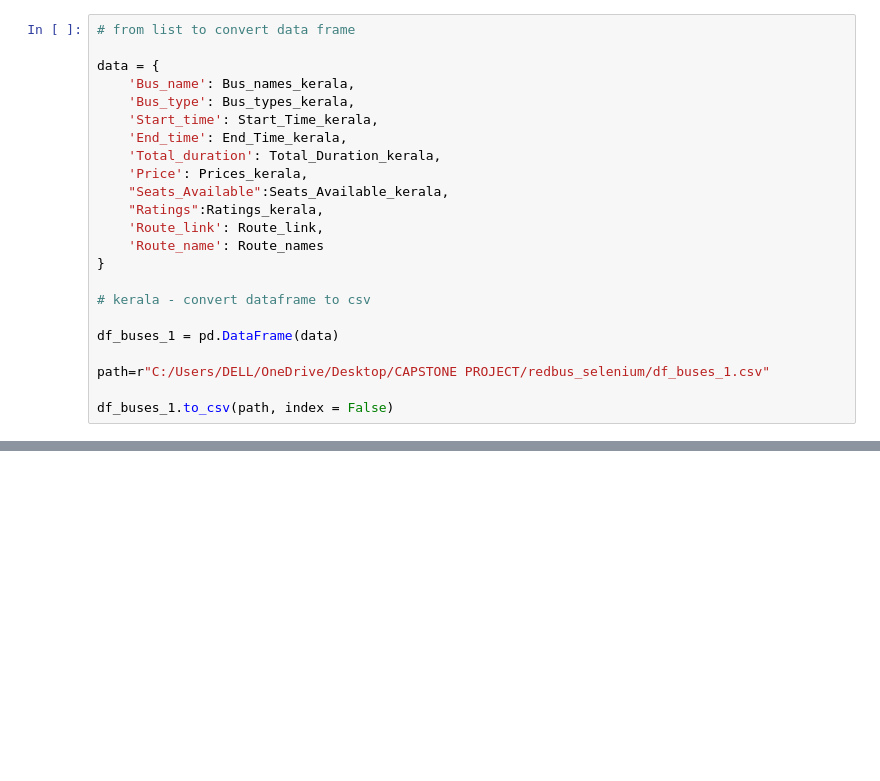
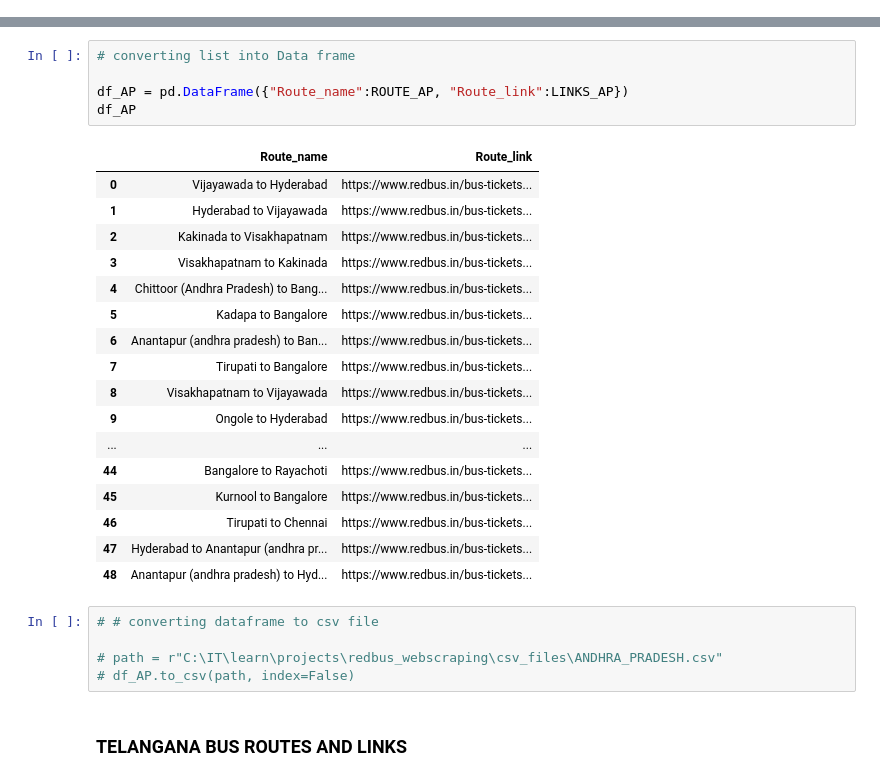
Before and after one commit to Gengatharan1/Redbus_scraping_data_with_selenium, a Jupyter notebook: redbus.ipynb, the cells around one changed output, grey strips where cells are left out. Drawn from its saved outputs; the diff is of its cells as text; blank space fills up the shorter version.

```diff
--- a/redbus.ipynb
+++ b/redbus.ipynb
@@ -329,23 +0,0 @@ Successfully Completed
-# %%
-# from list to convert data frame
-
-data = {
-    'Bus_name': Bus_names_kerala,
-    'Bus_type': Bus_types_kerala,
-    'Start_time': Start_Time_kerala,
-    'End_time': End_Time_kerala,
-    'Total_duration': Total_Duration_kerala,
-    'Price': Prices_kerala,
-    "Seats_Available":Seats_Available_kerala,
-    "Ratings":Ratings_kerala,
-    'Route_link': Route_link,
-    'Route_name': Route_names
-}
-
-# kerala - convert dataframe to csv
-
-df_buses_1 = pd.DataFrame(data)
-
-path=r"C:/Users/DELL/OneDrive/Desktop/CAPSTONE PROJECT/redbus_selenium/df_buses_1.csv"
-
-df_buses_1.to_csv(path, index = False)
@@ -423,0 +90,30 @@ df_andhra
+# %%
+# converting list into Data frame
+
+df_AP = pd.DataFrame({"Route_name":ROUTE_AP, "Route_link":LINKS_AP})
+df_AP
+# %% [output]
+|  | Route_name | Route_link |
+| 0 | Vijayawada to Hyderabad | https://www.redbus.in/bus-tickets... |
+| 1 | Hyderabad to Vijayawada | https://www.redbus.in/bus-tickets... |
+| 2 | Kakinada to Visakhapatnam | https://www.redbus.in/bus-tickets... |
+| 3 | Visakhapatnam to Kakinada | https://www.redbus.in/bus-tickets... |
+| 4 | Chittoor (Andhra Pradesh) to Bang... | https://www.redbus.in/bus-tickets... |
+| 5 | Kadapa to Bangalore | https://www.redbus.in/bus-tickets... |
+| 6 | Anantapur (andhra pradesh) to Ban... | https://www.redbus.in/bus-tickets... |
+| 7 | Tirupati to Bangalore | https://www.redbus.in/bus-tickets... |
+| 8 | Visakhapatnam to Vijayawada | https://www.redbus.in/bus-tickets... |
+| 9 | Ongole to Hyderabad | https://www.redbus.in/bus-tickets... |
+| ... | ... | ... |
+| 44 | Bangalore to Rayachoti | https://www.redbus.in/bus-tickets... |
+| 45 | Kurnool to Bangalore | https://www.redbus.in/bus-tickets... |
+| 46 | Tirupati to Chennai | https://www.redbus.in/bus-tickets... |
+| 47 | Hyderabad to Anantapur (andhra pr... | https://www.redbus.in/bus-tickets... |
+| 48 | Anantapur (andhra pradesh) to Hyd... | https://www.redbus.in/bus-tickets... |
+# %%
+# # converting dataframe to csv file
+
+# path = r"C:\IT\learn\projects\redbus_webscraping\csv_files\ANDHRA_PRADESH.csv"
+# df_AP.to_csv(path, index=False)
+# %% [markdown]
+### TELANGANA BUS ROUTES AND LINKS
```
Also changed, not shown: parts of 72 cells of this notebook, 6 other files.
